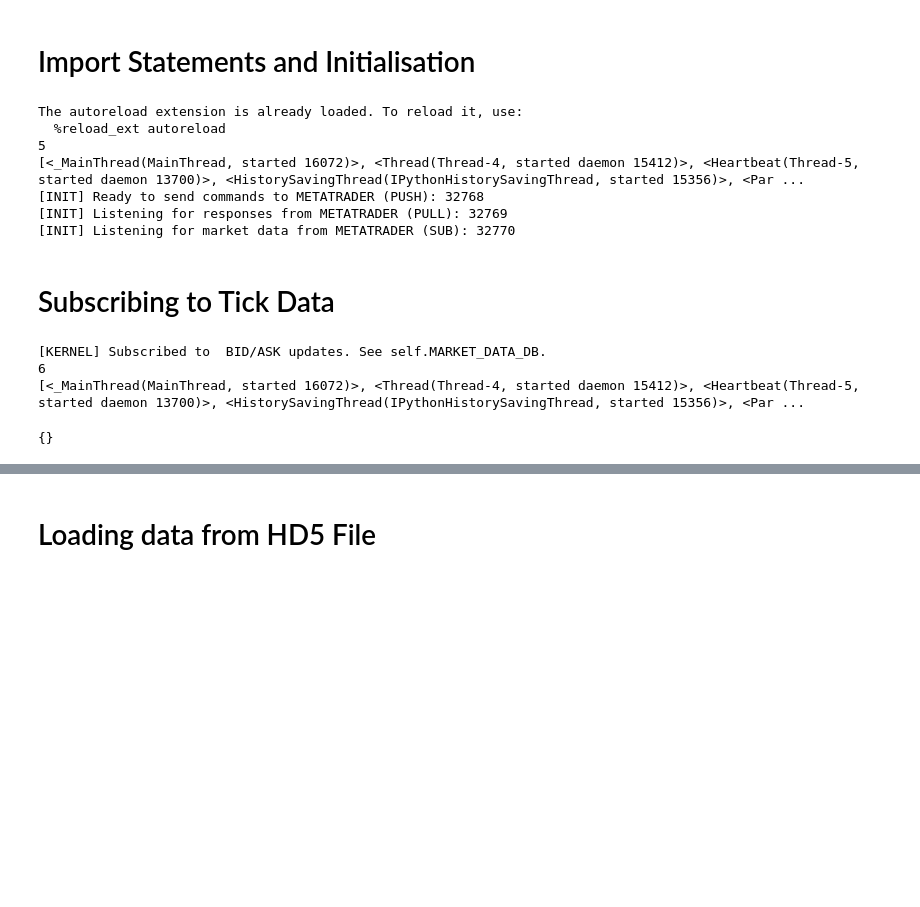
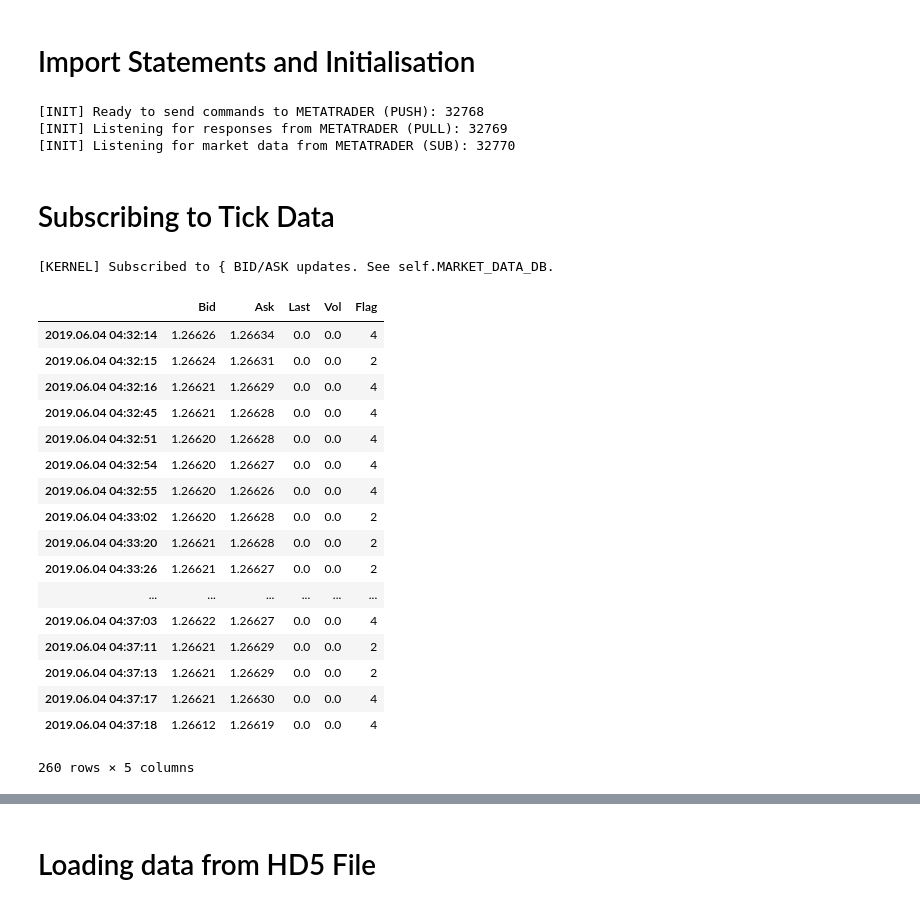
Before and after one commit to UmaisZahid/MetaTrader-Python-Tick-Acquisition, a Jupyter notebook: Jupyter Notebooks/Testing Subscription Tick Data - MQL5.ipynb, the cells around one changed output, grey strips where cells are left out. Saved outputs shown, nothing was run; the diff lists cells and outputs as text; code cells hidden in the pictures; blank space fills up the shorter version.

Commit message:
Added a bunch of client tick functionality

```diff
--- a/Jupyter Notebooks/Testing Subscription Tick Data - MQL5.ipynb
+++ b/Jupyter Notebooks/Testing Subscription Tick Data - MQL5.ipynb
@@ -7,30 +7,11 @@
 %matplotlib notebook
 import pandas as pd
 from functools import partial
-import threading
-print(threading.active_count())
-print(threading.enumerate())
 #Create connector instance, with particular port for PUSH, PULL and SUB
-connector = MTConnector()
+connector = MTConnector(VERBOSE=False)
 # %% [output]
-The autoreload extension is already loaded. To reload it, use:
-  %reload_ext autoreload
-5
-[<_MainThread(MainThread, started 16072)>, <Thread(Thread-4, started daemon 15412)>, <Heartbeat(Thread-5, started daemon 13700)>, <HistorySavingThread(IPythonHistorySavingThread, started 15356)>, <Par ...
 [INIT] Ready to send commands to METATRADER (PUSH): 32768
 [INIT] Listening for responses from METATRADER (PULL): 32769
 [INIT] Listening for market data from METATRADER (SUB): 32770
 # %% [markdown]
 # Subscribing to Tick Data
-# %%
-connector.subscribeToSymbolTicks()
-print(threading.active_count())
-print(threading.enumerate())
-# %% [output]
-[KERNEL] Subscribed to  BID/ASK updates. See self.MARKET_DATA_DB.
-6
-[<_MainThread(MainThread, started 16072)>, <Thread(Thread-4, started daemon 15412)>, <Heartbeat(Thread-5, started daemon 13700)>, <HistorySavingThread(IPythonHistorySavingThread, started 15356)>, <Par ...
-# %%
-connector.MARKET_DATA_DB
-# %% [output]
-{}
@@ -38,0 +18,28 @@ connector._DWX_MTX_UNSUBSCRIBE_MARKETDATA_('GBPUSD')
+# %%
+connector.subscribeToSymbolTicks()
+#connector.remoteReceive(connector.SUB_SOCKET)
+# %% [output]
+[KERNEL] Subscribed to { BID/ASK updates. See self.MARKET_DATA_DB.
+# %%
+#connector.MARKET_DATA_DB['GBPUSD'].drop_duplicates(inplace=True)
+test = connector.MARKET_DATA_DB['GBPUSD']
+test
+# %% [output]
+|  | Bid | Ask | Last | Vol | Flag |
+| 2019.06.04 04:32:14 | 1.26626 | 1.26634 | 0.0 | 0.0 | 4 |
+| 2019.06.04 04:32:15 | 1.26624 | 1.26631 | 0.0 | 0.0 | 2 |
+| 2019.06.04 04:32:16 | 1.26621 | 1.26629 | 0.0 | 0.0 | 4 |
+| 2019.06.04 04:32:45 | 1.26621 | 1.26628 | 0.0 | 0.0 | 4 |
+| 2019.06.04 04:32:51 | 1.26620 | 1.26628 | 0.0 | 0.0 | 4 |
+| 2019.06.04 04:32:54 | 1.26620 | 1.26627 | 0.0 | 0.0 | 4 |
+| 2019.06.04 04:32:55 | 1.26620 | 1.26626 | 0.0 | 0.0 | 4 |
+| 2019.06.04 04:33:02 | 1.26620 | 1.26628 | 0.0 | 0.0 | 2 |
+| 2019.06.04 04:33:20 | 1.26621 | 1.26628 | 0.0 | 0.0 | 2 |
+| 2019.06.04 04:33:26 | 1.26621 | 1.26627 | 0.0 | 0.0 | 2 |
+| ... | ... | ... | ... | ... | ... |
+| 2019.06.04 04:37:03 | 1.26622 | 1.26627 | 0.0 | 0.0 | 4 |
+| 2019.06.04 04:37:11 | 1.26621 | 1.26629 | 0.0 | 0.0 | 2 |
+| 2019.06.04 04:37:13 | 1.26621 | 1.26629 | 0.0 | 0.0 | 2 |
+| 2019.06.04 04:37:17 | 1.26621 | 1.26630 | 0.0 | 0.0 | 4 |
+| 2019.06.04 04:37:18 | 1.26612 | 1.26619 | 0.0 | 0.0 | 4 |
+260 rows × 5 columns
```
Also changed, not shown: parts of 2 cells of this notebook, 2 other files.
